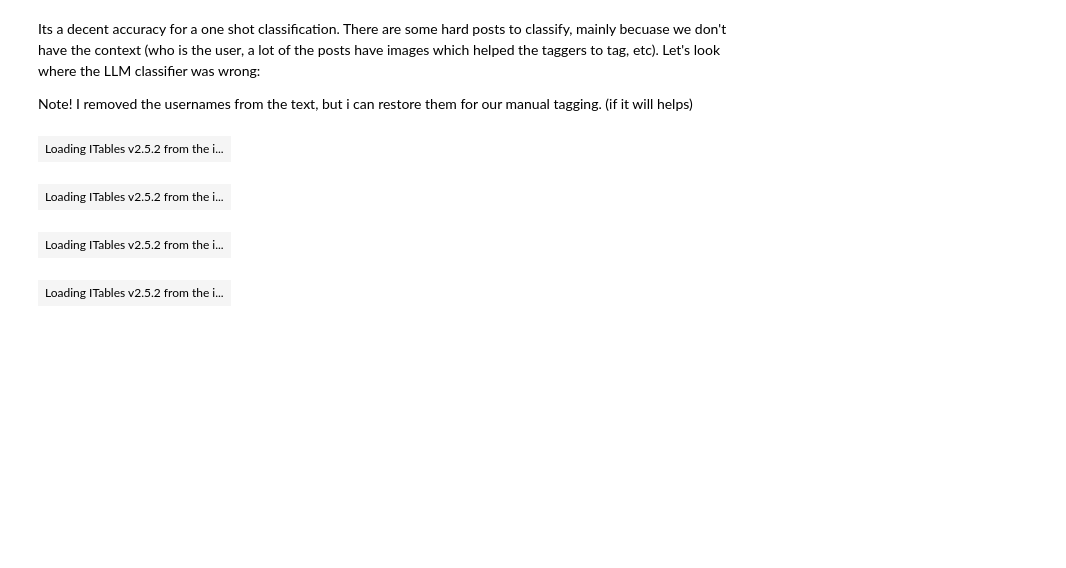
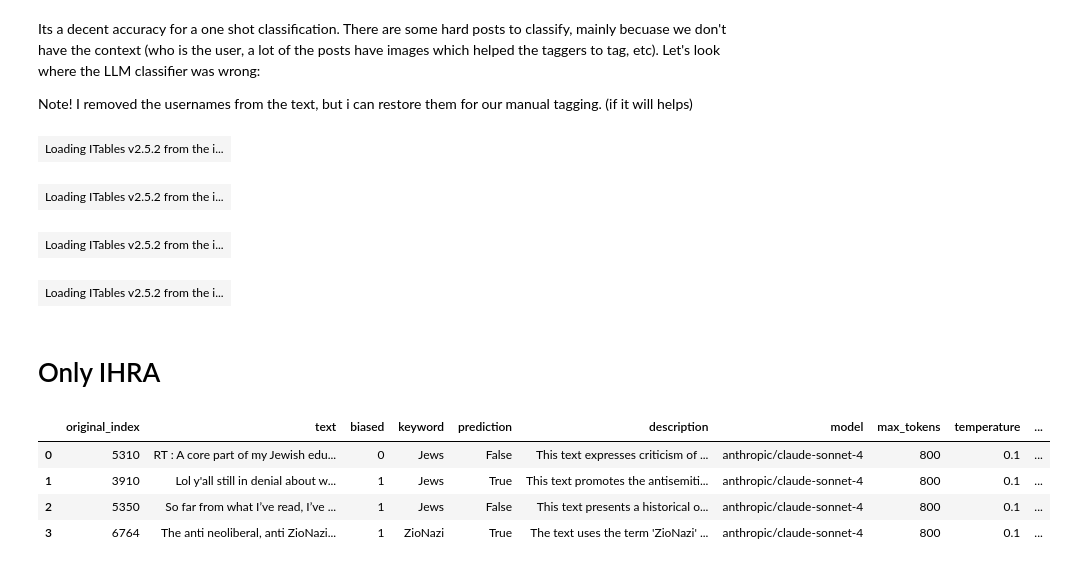
Before and after one commit to yonatanlou/meaningful-transparency, a Jupyter notebook: notebooks/analysis.ipynb, the cells around one changed output. Drawn from its saved outputs; the diff is of its cells as text; code cells hidden in the pictures; blank space fills up the shorter version.

```diff
--- a/notebooks/analysis.ipynb
+++ b/notebooks/analysis.ipynb
@@ -323,3 +323,16 @@ show(true_positives, caption="True Positives")
 show(true_negatives, caption="True Negatives")
 # %% [output]
 | Loading ITables v2.5.2 from the i... |
+# %% [markdown]
+# Only IHRA
+# %%
+IHRA_df = pd.read_csv(
+    f"{PROJECT_ROOT}/outputs/twitter_posts_classified_IHRA_2025-09-07-H:09-M:51.csv"
+)
+IHRA_df
+# %% [output]
+|  | original_index | text | biased | keyword | prediction | description | model | max_tokens | temperature | ... |
+| 0 | 5310 | RT : A core part of my Jewish edu... | 0 | Jews | False | This text expresses criticism of ... | anthropic/claude-sonnet-4 | 800 | 0.1 | ... |
+| 1 | 3910 | Lol y'all still in denial about w... | 1 | Jews | True | This text promotes the antisemiti... | anthropic/claude-sonnet-4 | 800 | 0.1 | ... |
+| 2 | 5350 | So far from what I’ve read, I’ve ... | 1 | Jews | False | This text presents a historical o... | anthropic/claude-sonnet-4 | 800 | 0.1 | ... |
+| 3 | 6764 | The anti neoliberal, anti ZioNazi... | 1 | ZioNazi | True | The text uses the term 'ZioNazi' ... | anthropic/claude-sonnet-4 | 800 | 0.1 | ... |
```
Also changed, not shown: 4 other files.
